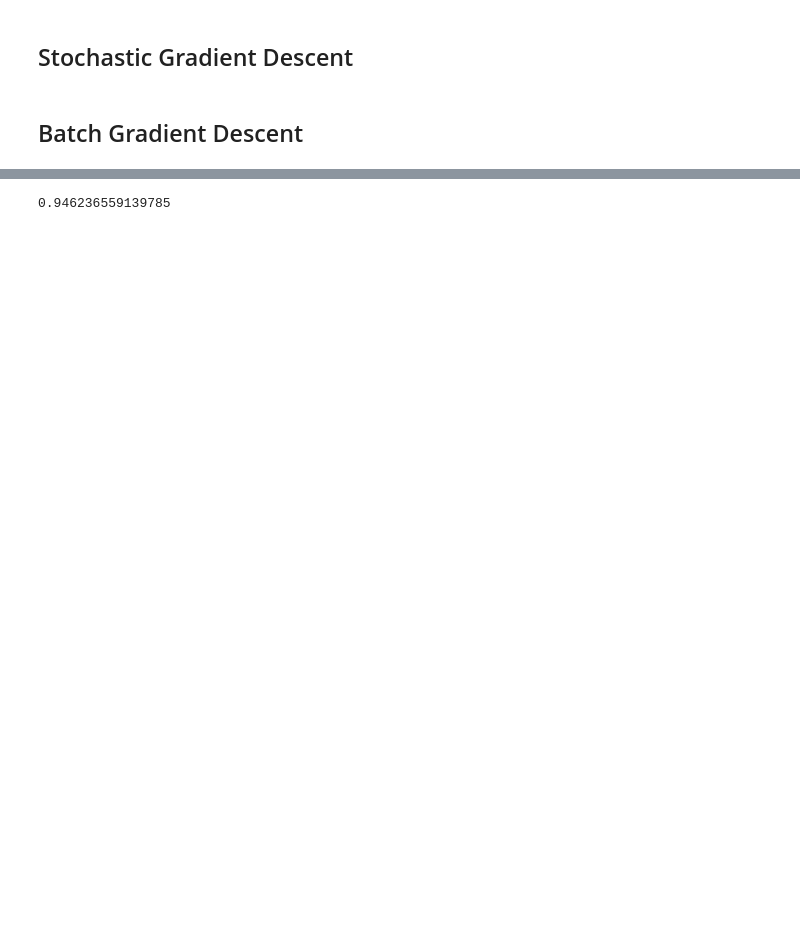
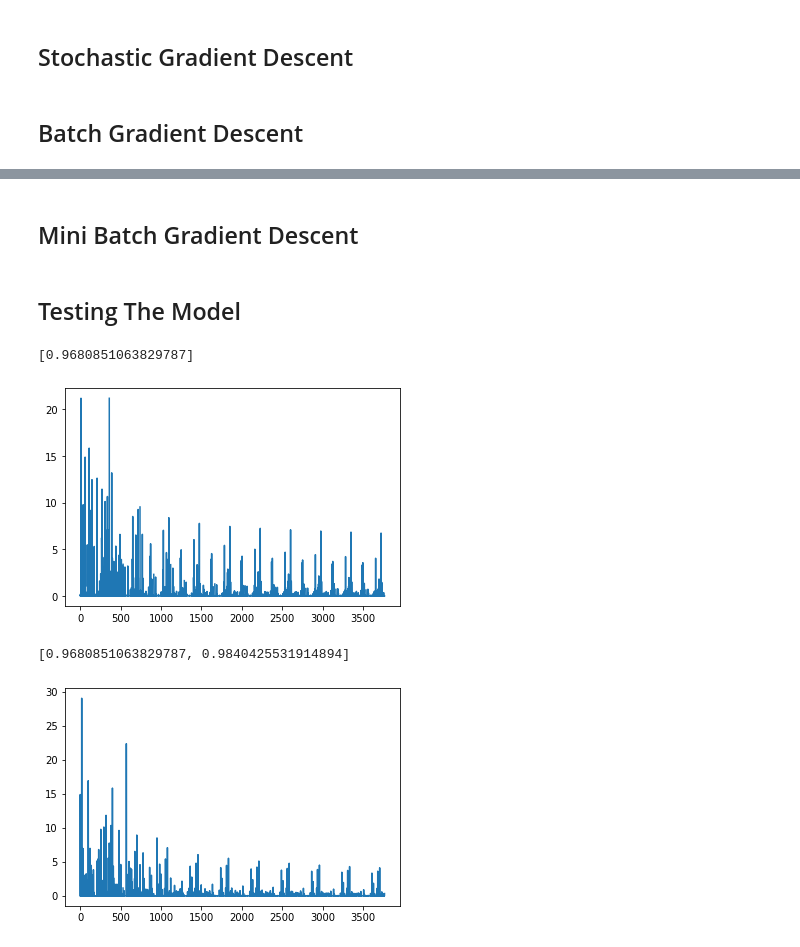
Before and after one commit to shantamsrivastava/Tumor-Classification-A1, a Jupyter notebook: Logistic.ipynb, the cells around one changed output, grey strips where cells are left out. Cells and saved outputs as stored; diff of their text form; code cells hidden in the pictures; blank space fills up the shorter version.

```diff
--- a/Logistic.ipynb
+++ b/Logistic.ipynb
@@ -16,9 +20,3 @@ df.head()
 | 3 | 84348301 | M | 11.42 | 20.38 | 77.58 | 386.1 | 0.14250 | ... |
 | 4 | 84358402 | M | 20.29 | 14.34 | 135.10 | 1297.0 | 0.10030 | ... |
 5 rows × 32 columns
-# %%
-initial_data = Data.data_fix(df)
-d1 = Data.dshuffle(initial_data)
-train, test = Data.split(d1)
-train = Data.Feature2(train)
-test = Data.Feature2(test)
@@ -124,0 +122,2 @@ error1
+# %% [markdown]
+## Mini Batch Gradient Descent
@@ -125,24 +237,54 @@ error1
+# %% [markdown]
+## Testing The Model
 # %%
-prediction = []
-for i in range(len(test)):
-    big = np.float128(np.dot(omega,test.iloc[i]))
-    """
-    if(big > 1000):
-        prediction.append('B')
-    elif(big < -1000):
-        prediction.append('M')
+def logistic_accuracy(omega,test,threshold):
+
+    ybias = []
+    for i in range(len(test)):
+        ybias.append(1)
+
+    test.insert(loc = 0, column = 'bias', value = ybias, allow_duplicates = False)
+
+    teclass = test['diagnosis'].tolist()
+    test = test.drop(columns = ['id', 'diagnosis'])
+    prediction = []
+    for i in range(len(test)):
+        big = np.float128(np.dot(omega,test.iloc[i]))
         """
-    if(sigmoid(big) > 0.5):
-        prediction.append('M')
-    else:
-        prediction.append('B')
+        if(big > 1000):
+            prediction.append('B')
+        elif(big < -1000):
+            prediction.append('M')
+            """
+        if(sigmoid(big) > threshold):
+            prediction.append('M')
+        else:
+            prediction.append('B')
 
-accuracy = 0
-for i in range(len(teclass)):
-    if(prediction[i] == teclass[i]):
-        accuracy = accuracy + 1
+    accuracy = 0
+    for i in range(len(teclass)):
+        if(prediction[i] == teclass[i]):
+            accuracy = accuracy + 1
 
-correct = accuracy / len(teclass)
-print(correct)
+    correct = accuracy / len(teclass)
+
+    return correct
-# %% [output]
-0.946236559139785
+# %%
+correct = []
+for i in range(2):
+    initial_data = Data.Feature1(df)
+    d1 = Data.dshuffle(initial_data)
+    train, test = Data.split(d1)
+    train = Data.Feature2(train)
+    test = Data.Feature2(test)
+    omega,error = stochastic(train,0.01)
+    corr = logistic_accuracy(omega,test,0.5)
+    correct.append(corr)
+    print(correct)
+    plt.plot(error)
+    plt.show()
+# %% [output]
+[0.9680851063829787]
+[figure, added]
+[0.9680851063829787, 0.9840425531914894]
+[figure, added]
```
Also changed, not shown: parts of 11 cells of this notebook.
